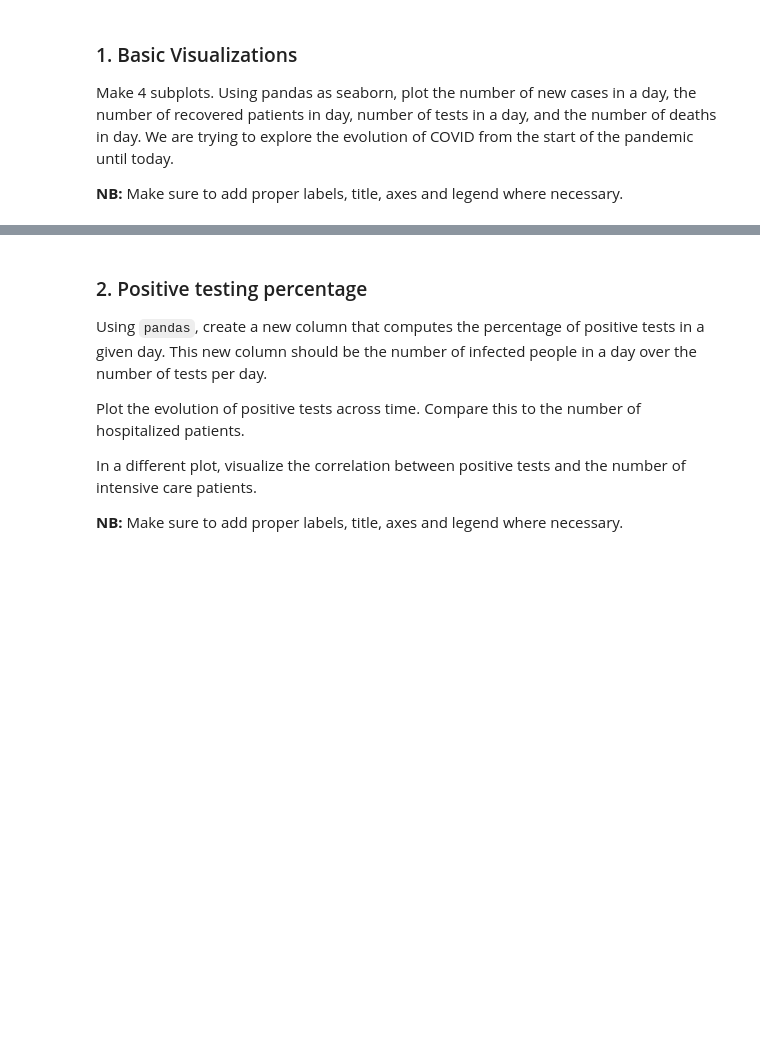
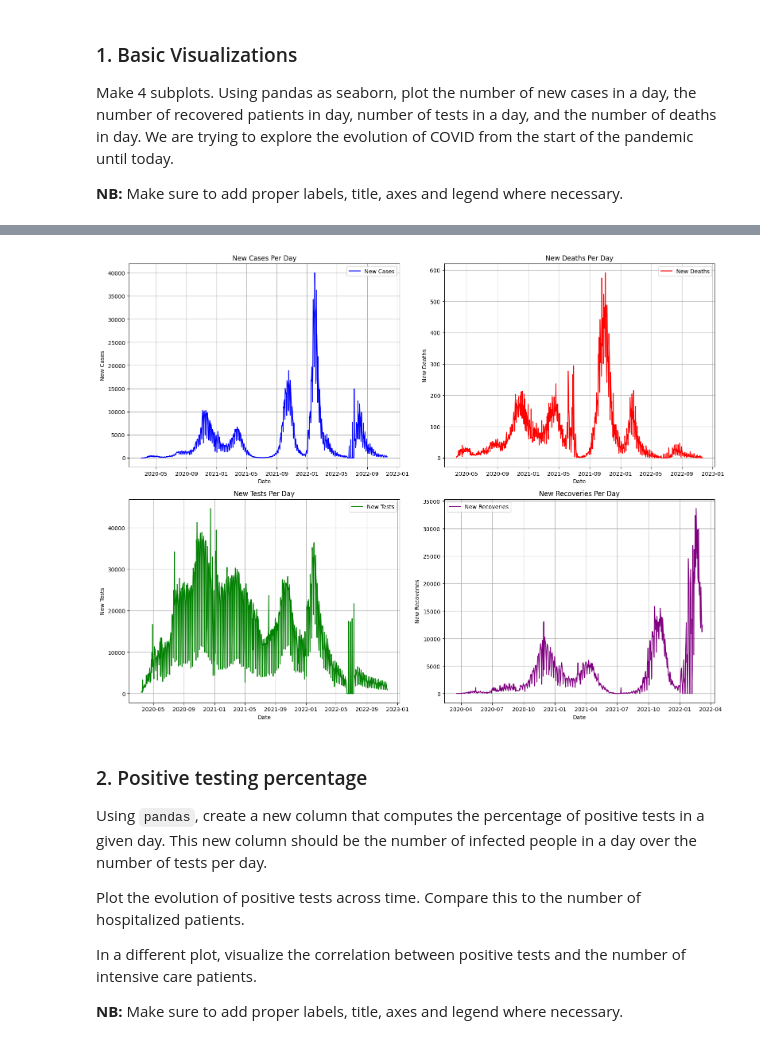
Before and after one commit to Kirigaya-Suguha/Final_Project_6, a Jupyter notebook: Project_6_Data Plots_and_Visualization.ipynb, the cells around one changed output, grey strips where cells are left out. Drawn from its saved outputs; the diff is of its cells as text; code cells hidden in the pictures; blank space fills up the shorter version.

```diff
--- a/Project_6_Data Plots_and_Visualization.ipynb
+++ b/Project_6_Data Plots_and_Visualization.ipynb
@@ -1165,3 +1121,55 @@ plt.show()
+# %%
+import pandas as pd
+import matplotlib.pyplot as plt
+import seaborn as sns
+
+covid_df['reporting_date'] = pd.to_datetime(covid_df['reporting_date'])
+
+columns_to_convert = ['new_cases_today', 'new_deaths_today', 'new_tests_today', 'new_recovered_today']
+covid_df[columns_to_convert] = covid_df[columns_to_convert].apply(pd.to_numeric, errors='coerce')
+
+plt.figure(figsize=(16, 12))
+
+# Subplot 1: New cases per day
+plt.subplot(2, 2, 1)
+sns.lineplot(x='reporting_date', y='new_cases_today', data=covid_df, label='New Cases', color='blue')
+plt.title('New Cases Per Day')
+plt.xlabel('Date')
+plt.ylabel('New Cases')
+plt.grid(True)
+plt.legend()
+
+# Subplot 2: New deaths per day
+plt.subplot(2, 2, 2)
+sns.lineplot(x='reporting_date', y='new_deaths_today', data=covid_df, label='New Deaths', color='red')
+plt.title('New Deaths Per Day')
+plt.xlabel('Date')
+plt.ylabel('New Deaths')
+plt.grid(True)
+plt.legend()
+
+# Subplot 3: New tests per day
+plt.subplot(2, 2, 3)
+sns.lineplot(x='reporting_date', y='new_tests_today', data=covid_df, label='New Tests', color='green')
+plt.title('New Tests Per Day')
+plt.xlabel('Date')
+plt.ylabel('New Tests')
+plt.grid(True)
+plt.legend()
+
+# Subplot 4: New recoveries per day
+plt.subplot(2, 2, 4)
+sns.lineplot(x='reporting_date', y='new_recovered_today', data=covid_df, label='New Recoveries', color='purple')
+plt.title('New Recoveries Per Day')
+plt.xlabel('Date')
+plt.ylabel('New Recoveries')
+plt.grid(True)
+plt.legend()
+
+plt.tight_layout()
+plt.show()
+# %% [output]
+[figure, added]
 # %% [markdown]
 ### 2. Positive testing percentage
 
```
Also changed, not shown: parts of 10 cells of this notebook, 1 other file.
